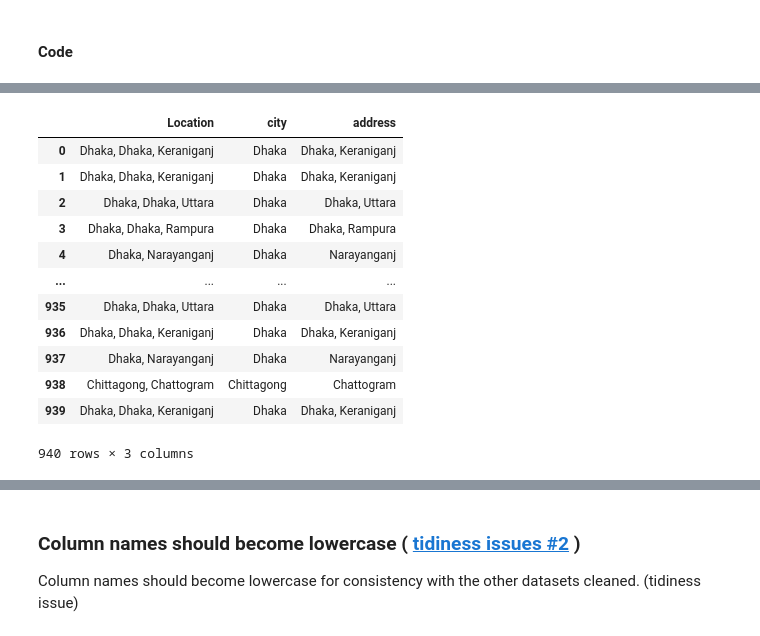
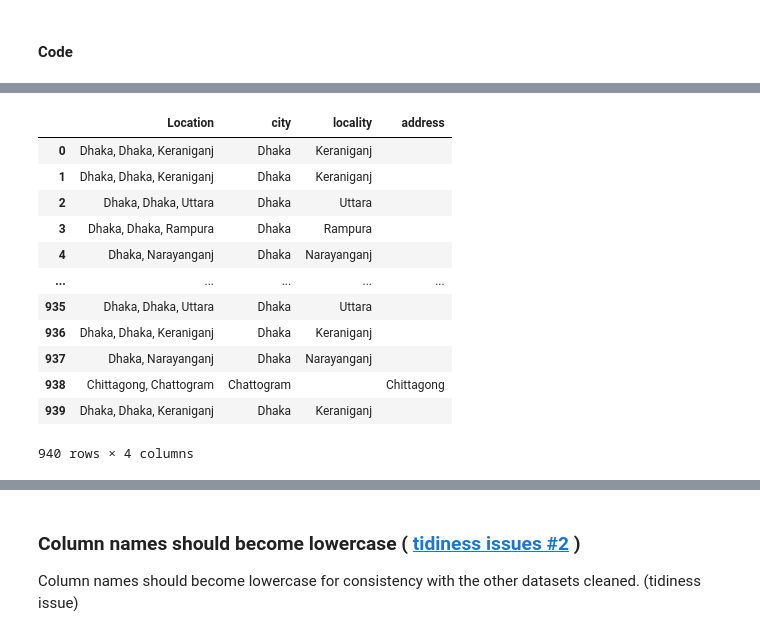
Before and after one commit to OmdenaAI/dhaka-bangladesh-real-estate-recommendation, a Jupyter notebook: src/tasks/task-2-data-preprocessing/bikrisohoj -- cleaning/bikrisohoj -- cleaning.ipynb, the cells around one changed output, grey strips where cells are left out. Drawn from its saved outputs; the diff is of its cells as text; code cells hidden in the pictures.

Commit message:
Delivered Version 1 of merged datasets while excluding amenities columns

```diff
--- a/src/tasks/task-2-data-preprocessing/bikrisohoj -- cleaning/bikrisohoj -- cleaning.ipynb
+++ b/src/tasks/task-2-data-preprocessing/bikrisohoj -- cleaning/bikrisohoj -- cleaning.ipynb
@@ -314,8 +432,8 @@ Name: Location, Length: 940, dtype: object
 # %% [markdown]
 #### Code
 # %%
-# Retrieve city in location
-df["city"] = df["Location"].apply(lambda x: x.split(",")[0].strip() )
+# # Retrieve city in location
+# df["city"] = df["Location"].apply(lambda x: x.split(",")[0].strip() )
 
-# Retrieve address in location
-df["address"] = df["Location"].apply(lambda x: ",".join(x.split(",")[1:]).strip() )
+# # Retrieve address in location
+# df["address"] = df["Location"].apply(lambda x: ",".join(x.split(",")[1:]).strip() )
@@ -321,0 +445,31 @@ df["address"] = df["Location"].apply(lambda x: ",".join(x.split(",")[1:]).strip(
+# %%
+# New code
+
+"""
+    Loop through `location` column, while splitting each location to city, zone, address and add them
+        to the relevant column
+"""
+
+for index, row in df.iterrows(): # loop through each sample
+
+    # The code may take time, log in the console to keep track of things
+    if index==0 or index%100==0:
+        print(f"Currently processing sample {index}...")
+
+    # retrieve the location
+    location = df.loc[index, "Location"]
+
+    # split the location to dictionary with Area, City, Address as keys
+    location_dict = get_detailed_address(location)
+
+    city = location_dict.get("City", np.NaN)
+    locality = location_dict.get("Area", np.NaN)
+    address = location_dict.get("Address", np.NaN)
+
+
+    # updating the relevant columns of the sample in the dataframe
+    df.loc[index, "city"] = city
+    df.loc[index, "locality"] = locality
+    df.loc[index, "address"] = address
+
+print("Processing has come to an end")
@@ -322,20 +488,20 @@ df["address"] = df["Location"].apply(lambda x: ",".join(x.split(",")[1:]).strip(
 # %%
 # Checking the content of location, city, and address
-df[ ["Location","city","address"] ]
+df[ ["Location","city","locality","address"] ]
 # %% [output]
-|  | Location | city | address |
-| 0 | Dhaka, Dhaka, Keraniganj | Dhaka | Dhaka, Keraniganj |
-| 1 | Dhaka, Dhaka, Keraniganj | Dhaka | Dhaka, Keraniganj |
-| 2 | Dhaka, Dhaka, Uttara | Dhaka | Dhaka, Uttara |
-| 3 | Dhaka, Dhaka, Rampura | Dhaka | Dhaka, Rampura |
-| 4 | Dhaka, Narayanganj | Dhaka | Narayanganj |
-| ... | ... | ... | ... |
-| 935 | Dhaka, Dhaka, Uttara | Dhaka | Dhaka, Uttara |
-| 936 | Dhaka, Dhaka, Keraniganj | Dhaka | Dhaka, Keraniganj |
-| 937 | Dhaka, Narayanganj | Dhaka | Narayanganj |
-| 938 | Chittagong, Chattogram | Chittagong | Chattogram |
-| 939 | Dhaka, Dhaka, Keraniganj | Dhaka | Dhaka, Keraniganj |
+|  | Location | city | locality | address |
+| 0 | Dhaka, Dhaka, Keraniganj | Dhaka | Keraniganj |  |
+| 1 | Dhaka, Dhaka, Keraniganj | Dhaka | Keraniganj |  |
+| 2 | Dhaka, Dhaka, Uttara | Dhaka | Uttara |  |
+| 3 | Dhaka, Dhaka, Rampura | Dhaka | Rampura |  |
+| 4 | Dhaka, Narayanganj | Dhaka | Narayanganj |  |
+| ... | ... | ... | ... | ... |
+| 935 | Dhaka, Dhaka, Uttara | Dhaka | Uttara |  |
+| 936 | Dhaka, Dhaka, Keraniganj | Dhaka | Keraniganj |  |
+| 937 | Dhaka, Narayanganj | Dhaka | Narayanganj |  |
+| 938 | Chittagong, Chattogram | Chattogram |  | Chittagong |
+| 939 | Dhaka, Dhaka, Keraniganj | Dhaka | Keraniganj |  |
-940 rows × 3 columns
+940 rows × 4 columns
 # %%
 df.shape
 # %% [output]
```
Also changed, not shown: parts of 90 cells of this notebook, 6 other files.
